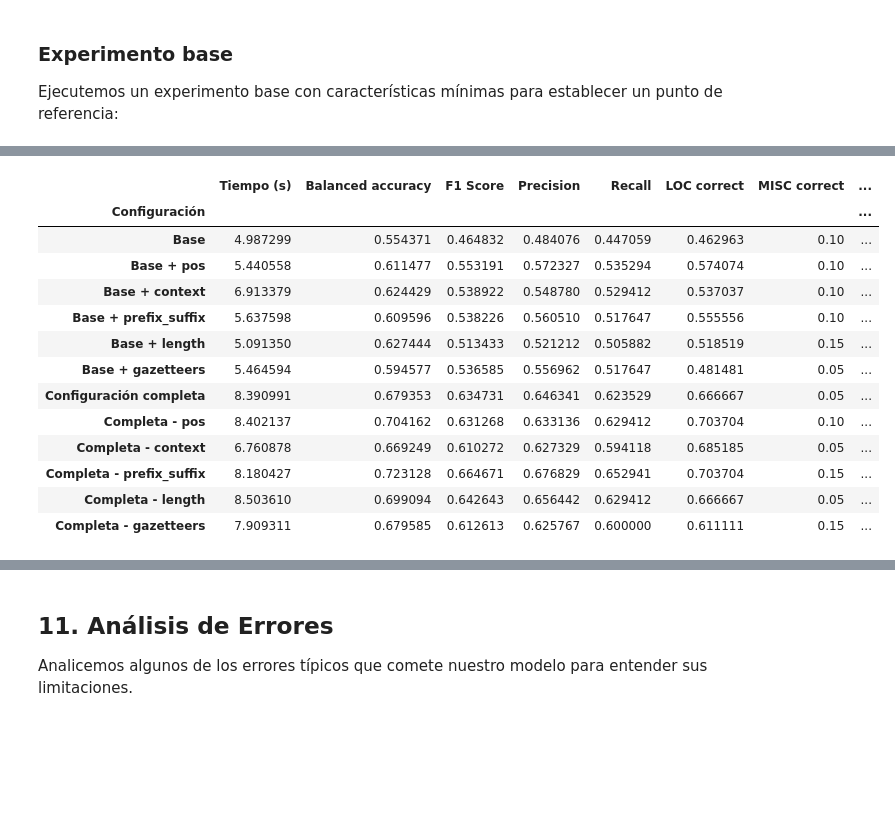
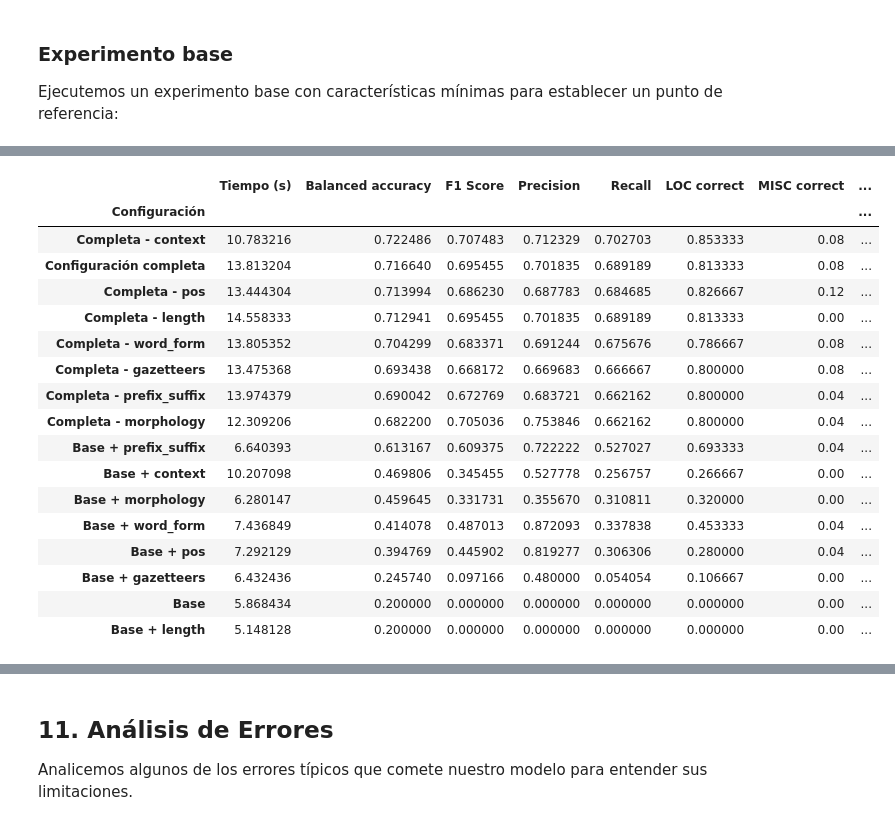
Before and after one commit to EnSergiEsFeo63/PLH-Practica3, a Jupyter notebook: FINAL_PASSAR_A_NET.ipynb, the cells around one changed output, grey strips where cells are left out. Saved outputs shown, nothing was run; the diff lists cells and outputs as text; code cells hidden in the pictures; blank space fills up the shorter version.

```diff
--- a/FINAL_PASSAR_A_NET.ipynb
+++ b/FINAL_PASSAR_A_NET.ipynb
@@ -449,15 +581,18 @@ Para evaluar el rendimiento de nuestros modelos, implementaremos funciones que c
 # %%
 def sent_tags_to_IO(sent_tags):
-    """
-    Convierte etiquetas al formato IO (B-X -> I-X).
+    '''
+    Convert sentence tags to IO format
 
-    Args:
-        sent_tags: Lista de oraciones con etiquetas
-
-    Returns:
-        Lista de oraciones con etiquetas en formato IO
-    """
-    return [[tag.replace("B-", "I-") for tag in sent] for sent in sent_tags]
+    :param sent_tags: list of tags
+    :type sent_tags: list(str)
+    :return: list of IO tags
+    :rtype: list(str)
+    '''
+    io_sent_tags = []
+    for sent in sent_tags:
+        tags = [re.sub(r'\b[BES]-', 'I-', tag) for tag in sent]
+        io_sent_tags.append(tags)
+    return io_sent_tags
 
 def entity_finder(sent_tags):
     """
@@ -712,6 +872,8 @@ def feature_ablation_study(language="spanish", sample_size=1000):
         "prefix_suffix",
         "length",
         "gazetteers",
+        "morphology",
+        "word_form",
     ]
 
     results = []
@@ -719,8 +881,6 @@ def feature_ablation_study(language="spanish", sample_size=1000):
     # Configuración base siempre presente
     base_config = {
         "word_form": True,  # Siempre incluimos la forma de palabra
-        "position": True,
-        "morphology": True,
     }
 
     # Inicializar todas las características adicionales como False
@@ -728,7 +888,6 @@ def feature_ablation_study(language="spanish", sample_size=1000):
         base_config[feature] = False
 
     # 1. Probar la configuración base
-    print("Evaluando configuración base...")
     start_time = time()
     result = run_experiment(base_config.copy(), language=language, sample_size=sample_size)
     end_time = time()
@@ -740,13 +899,10 @@ def feature_ablation_study(language="spanish", sample_size=1000):
     result_with_config.update(result)
     results.append(result_with_config)
 
-    # 2. Probar cada característica individual añadida a la base
-    print("Probando características individuales...")
     for feature in feature_groups:
         config = base_config.copy()
         config[feature] = True
 
-        print(f"Evaluando configuración con {feature}")
         start_time = time()
         result = run_experiment(config, language=language, sample_size=sample_size)
         end_time = time()
@@ -763,7 +919,6 @@ def feature_ablation_study(language="spanish", sample_size=1000):
     for feature in feature_groups:
         full_config[feature] = True
 
-    print("Evaluando configuración completa...")
     start_time = time()
     result = run_experiment(full_config, language=language, sample_size=sample_size)
     end_time = time()
@@ -775,13 +930,10 @@ def feature_ablation_study(language="spanish", sample_size=1000):
     result_with_config.update(result)
     results.append(result_with_config)
 
-    # 4. Ablación real: quitar una característica a la vez de la configuración completa
-    print("Realizando ablación (quitando una característica a la vez)...")
     for feature in feature_groups:
         config = full_config.copy()
         config[feature] = False
 
-        print(f"Evaluando configuración sin {feature}")
         start_time = time()
         result = run_experiment(config, language=language, sample_size=sample_size)
         end_time = time()
@@ -798,6 +950,6 @@ def feature_ablation_study(language="spanish", sample_size=1000):
     return results_df.set_index("Configuración")
 
 # Ejecutar estudio de ablación con muestra pequeña
-ablation_results = feature_ablation_study(sample_size=1000)
-ablation_results
+ablation_results = feature_ablation_study(sample_size=1500)
+display(ablation_results.sort_values(by="Balanced accuracy", ascending=False))
 # %% [output]
@@ -821,15 +956,19 @@ Modelo entrenado y guardado como 'model_word_form_position_morphology_pos_contex
 |  | Tiempo (s) | Balanced accuracy | F1 Score | Precision | Recall | LOC correct | MISC correct | ... |
 | Configuración |  |  |  |  |  |  |  | ... |
-| Base | 4.987299 | 0.554371 | 0.464832 | 0.484076 | 0.447059 | 0.462963 | 0.10 | ... |
-| Base + pos | 5.440558 | 0.611477 | 0.553191 | 0.572327 | 0.535294 | 0.574074 | 0.10 | ... |
-| Base + context | 6.913379 | 0.624429 | 0.538922 | 0.548780 | 0.529412 | 0.537037 | 0.10 | ... |
-| Base + prefix_suffix | 5.637598 | 0.609596 | 0.538226 | 0.560510 | 0.517647 | 0.555556 | 0.10 | ... |
-| Base + length | 5.091350 | 0.627444 | 0.513433 | 0.521212 | 0.505882 | 0.518519 | 0.15 | ... |
-| Base + gazetteers | 5.464594 | 0.594577 | 0.536585 | 0.556962 | 0.517647 | 0.481481 | 0.05 | ... |
-| Configuración completa | 8.390991 | 0.679353 | 0.634731 | 0.646341 | 0.623529 | 0.666667 | 0.05 | ... |
-| Completa - pos | 8.402137 | 0.704162 | 0.631268 | 0.633136 | 0.629412 | 0.703704 | 0.10 | ... |
-| Completa - context | 6.760878 | 0.669249 | 0.610272 | 0.627329 | 0.594118 | 0.685185 | 0.05 | ... |
-| Completa - prefix_suffix | 8.180427 | 0.723128 | 0.664671 | 0.676829 | 0.652941 | 0.703704 | 0.15 | ... |
-| Completa - length | 8.503610 | 0.699094 | 0.642643 | 0.656442 | 0.629412 | 0.666667 | 0.05 | ... |
-| Completa - gazetteers | 7.909311 | 0.679585 | 0.612613 | 0.625767 | 0.600000 | 0.611111 | 0.15 | ... |
+| Completa - context | 10.783216 | 0.722486 | 0.707483 | 0.712329 | 0.702703 | 0.853333 | 0.08 | ... |
+| Configuración completa | 13.813204 | 0.716640 | 0.695455 | 0.701835 | 0.689189 | 0.813333 | 0.08 | ... |
+| Completa - pos | 13.444304 | 0.713994 | 0.686230 | 0.687783 | 0.684685 | 0.826667 | 0.12 | ... |
+| Completa - length | 14.558333 | 0.712941 | 0.695455 | 0.701835 | 0.689189 | 0.813333 | 0.00 | ... |
+| Completa - word_form | 13.805352 | 0.704299 | 0.683371 | 0.691244 | 0.675676 | 0.786667 | 0.08 | ... |
+| Completa - gazetteers | 13.475368 | 0.693438 | 0.668172 | 0.669683 | 0.666667 | 0.800000 | 0.08 | ... |
+| Completa - prefix_suffix | 13.974379 | 0.690042 | 0.672769 | 0.683721 | 0.662162 | 0.800000 | 0.04 | ... |
+| Completa - morphology | 12.309206 | 0.682200 | 0.705036 | 0.753846 | 0.662162 | 0.800000 | 0.04 | ... |
+| Base + prefix_suffix | 6.640393 | 0.613167 | 0.609375 | 0.722222 | 0.527027 | 0.693333 | 0.04 | ... |
+| Base + context | 10.207098 | 0.469806 | 0.345455 | 0.527778 | 0.256757 | 0.266667 | 0.00 | ... |
+| Base + morphology | 6.280147 | 0.459645 | 0.331731 | 0.355670 | 0.310811 | 0.320000 | 0.00 | ... |
+| Base + word_form | 7.436849 | 0.414078 | 0.487013 | 0.872093 | 0.337838 | 0.453333 | 0.04 | ... |
+| Base + pos | 7.292129 | 0.394769 | 0.445902 | 0.819277 | 0.306306 | 0.280000 | 0.04 | ... |
+| Base + gazetteers | 6.432436 | 0.245740 | 0.097166 | 0.480000 | 0.054054 | 0.106667 | 0.00 | ... |
+| Base | 5.868434 | 0.200000 | 0.000000 | 0.000000 | 0.000000 | 0.000000 | 0.00 | ... |
+| Base + length | 5.148128 | 0.200000 | 0.000000 | 0.000000 | 0.000000 | 0.000000 | 0.00 | ... |
 # %% [markdown]
```
Also changed, not shown: parts of 48 cells of this notebook.
